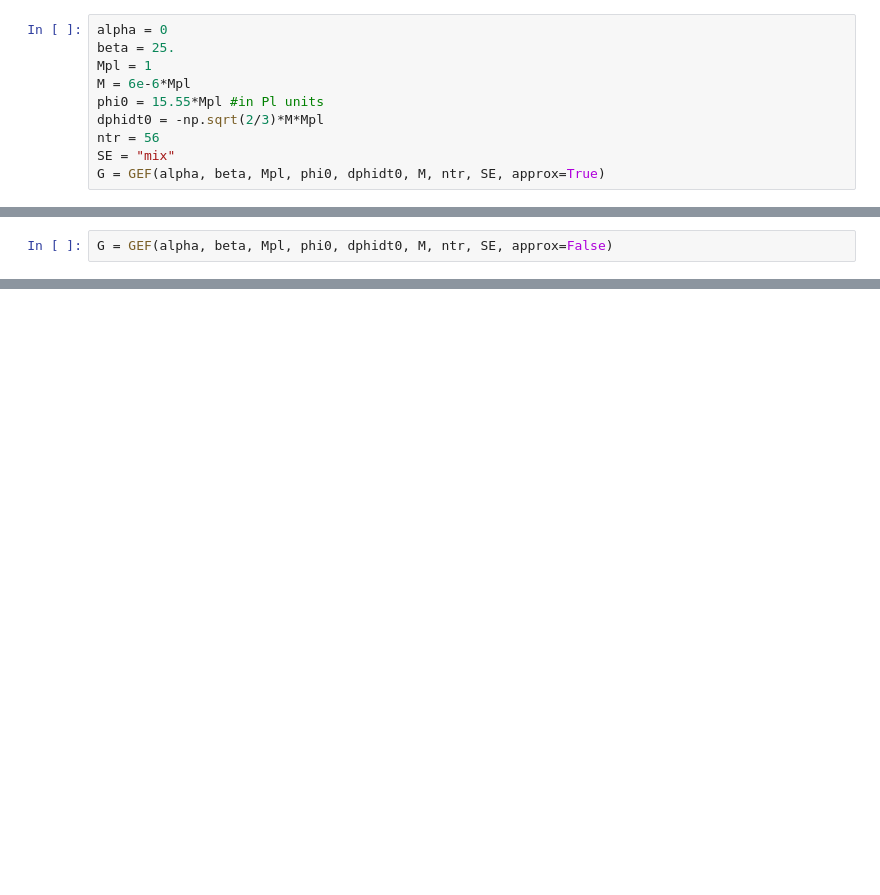
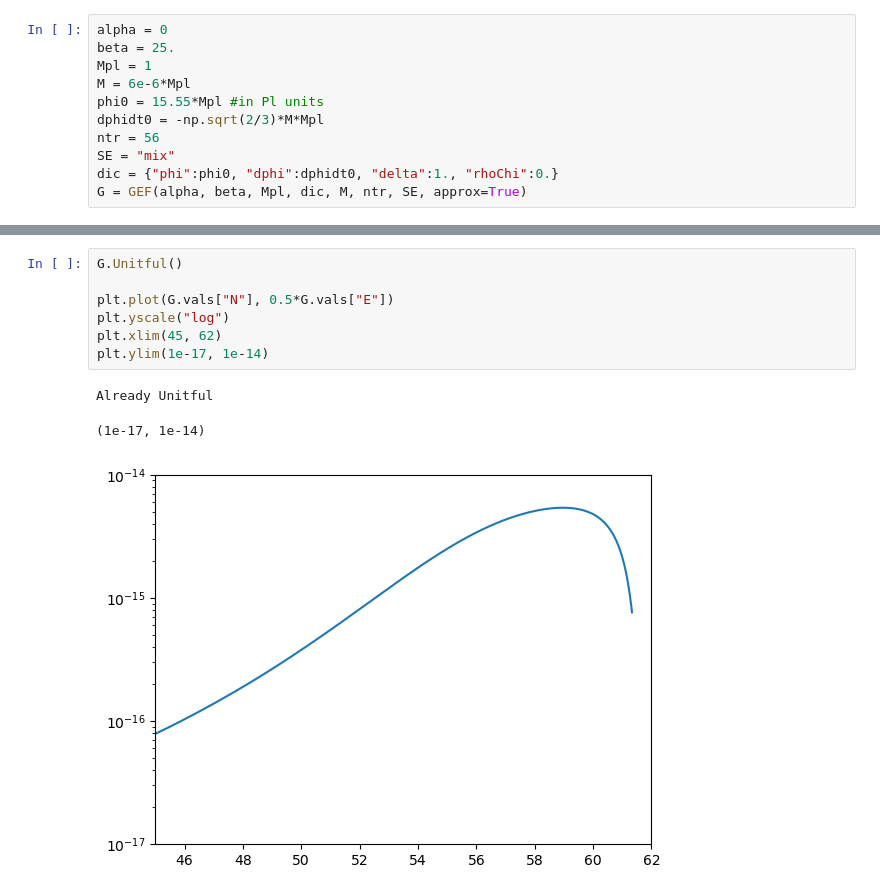
Before and after one commit to richard-von-eckardstein/GEFF, a Jupyter notebook: ClassingItUp.ipynb, the cells around one changed output, grey strips where cells are left out. Saved outputs shown, nothing was run; the diff lists cells and outputs as text; blank space fills up the shorter version.

```diff
--- a/ClassingItUp.ipynb
+++ b/ClassingItUp.ipynb
@@ -450,4 +508,5 @@ phi0 = 15.55*Mpl #in Pl units
 dphidt0 = -np.sqrt(2/3)*M*Mpl
 ntr = 56
 SE = "mix"
-G = GEF(alpha, beta, Mpl, phi0, dphidt0, M, ntr, SE, approx=True)
+dic = {"phi":phi0, "dphi":dphidt0, "delta":1., "rhoChi":0.}
+G = GEF(alpha, beta, Mpl, dic, M, ntr, SE, approx=True)
@@ -458,2 +518,0 @@ Elapsed time: 51.8836 seconds
-# %%
-G = GEF(alpha, beta, Mpl, phi0, dphidt0, M, ntr, SE, approx=False)
@@ -463,0 +519,11 @@ Elapsed time: 1092.8851 seconds
+# %%
+G.Unitful()
+
+plt.plot(G.vals["N"], 0.5*G.vals["E"])
+plt.yscale("log")
+plt.xlim(45, 62)
+plt.ylim(1e-17, 1e-14)
+# %% [output]
+Already Unitful
+(1e-17, 1e-14)
+[figure, added]
```
Also changed, not shown: parts of 8 cells of this notebook.
